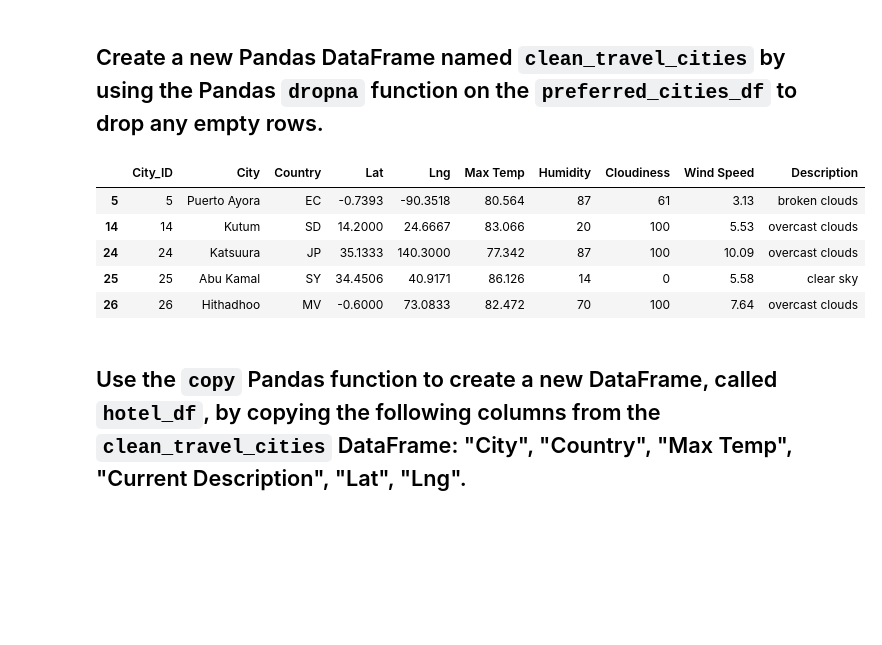
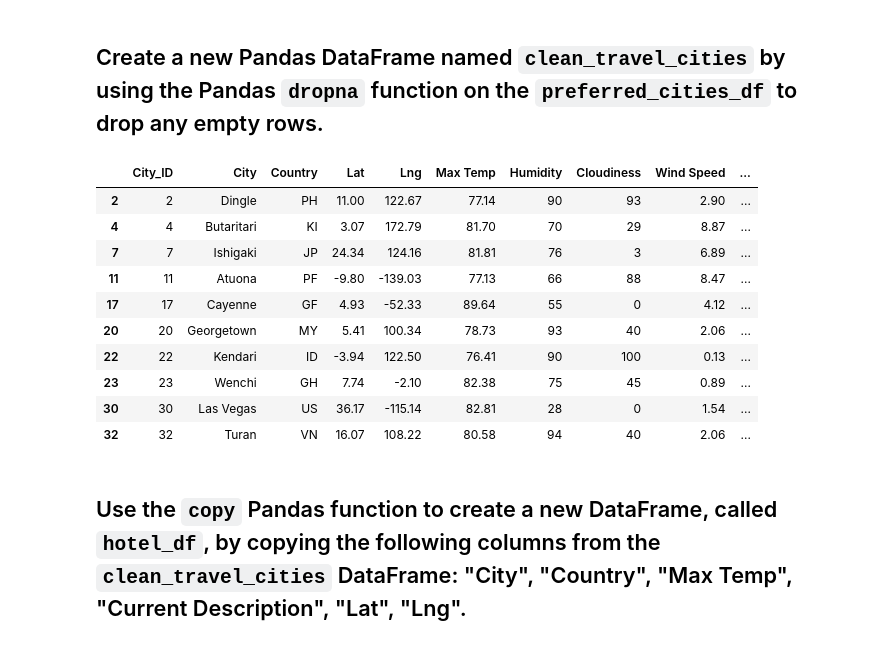
Before and after one commit to rachelc313/World_Weather_Analysis, a Jupyter notebook: Vacation_Search/Vacation_Search.ipynb, the cells around one changed output. Saved outputs shown, nothing was run; the diff lists cells and outputs as text; code cells hidden in the pictures; blank space fills up the shorter version.

```diff
--- a/Vacation_Search/Vacation_Search.ipynb
+++ b/Vacation_Search/Vacation_Search.ipynb
@@ -111,16 +111,21 @@ preferred_cities_df.head(10)
 # %%
 # Drop any empty rows in the preferred_cities_df DataFrame and create a new DataFrame.
 clean_travel_cities = preferred_cities_df.dropna()
 
 # Display sample data
-clean_travel_cities.head()
+clean_travel_cities.head(10)
 # %% [output]
-|  | City_ID | City | Country | Lat | Lng | Max Temp | Humidity | Cloudiness | Wind Speed | Description |
-| 5 | 5 | Puerto Ayora | EC | -0.7393 | -90.3518 | 80.564 | 87 | 61 | 3.13 | broken clouds |
-| 14 | 14 | Kutum | SD | 14.2000 | 24.6667 | 83.066 | 20 | 100 | 5.53 | overcast clouds |
-| 24 | 24 | Katsuura | JP | 35.1333 | 140.3000 | 77.342 | 87 | 100 | 10.09 | overcast clouds |
-| 25 | 25 | Abu Kamal | SY | 34.4506 | 40.9171 | 86.126 | 14 | 0 | 5.58 | clear sky |
-| 26 | 26 | Hithadhoo | MV | -0.6000 | 73.0833 | 82.472 | 70 | 100 | 7.64 | overcast clouds |
+|  | City_ID | City | Country | Lat | Lng | Max Temp | Humidity | Cloudiness | Wind Speed | ... |
+| 2 | 2 | Dingle | PH | 11.00 | 122.67 | 77.14 | 90 | 93 | 2.90 | ... |
+| 4 | 4 | Butaritari | KI | 3.07 | 172.79 | 81.70 | 70 | 29 | 8.87 | ... |
+| 7 | 7 | Ishigaki | JP | 24.34 | 124.16 | 81.81 | 76 | 3 | 6.89 | ... |
+| 11 | 11 | Atuona | PF | -9.80 | -139.03 | 77.13 | 66 | 88 | 8.47 | ... |
+| 17 | 17 | Cayenne | GF | 4.93 | -52.33 | 89.64 | 55 | 0 | 4.12 | ... |
+| 20 | 20 | Georgetown | MY | 5.41 | 100.34 | 78.73 | 93 | 40 | 2.06 | ... |
+| 22 | 22 | Kendari | ID | -3.94 | 122.50 | 76.41 | 90 | 100 | 0.13 | ... |
+| 23 | 23 | Wenchi | GH | 7.74 | -2.10 | 82.38 | 75 | 45 | 0.89 | ... |
+| 30 | 30 | Las Vegas | US | 36.17 | -115.14 | 82.81 | 28 | 0 | 1.54 | ... |
+| 32 | 32 | Turan | VN | 16.07 | 108.22 | 80.58 | 94 | 40 | 2.06 | ... |
 # %% [markdown]
 ## Use the `copy` Pandas function to create a new DataFrame, called `hotel_df`, by copying the following columns from the `clean_travel_cities` DataFrame: "City", "Country", "Max Temp", "Current Description", "Lat", "Lng".
 # %%
```
Also changed, not shown: parts of 12 cells of this notebook, 1 other file.
